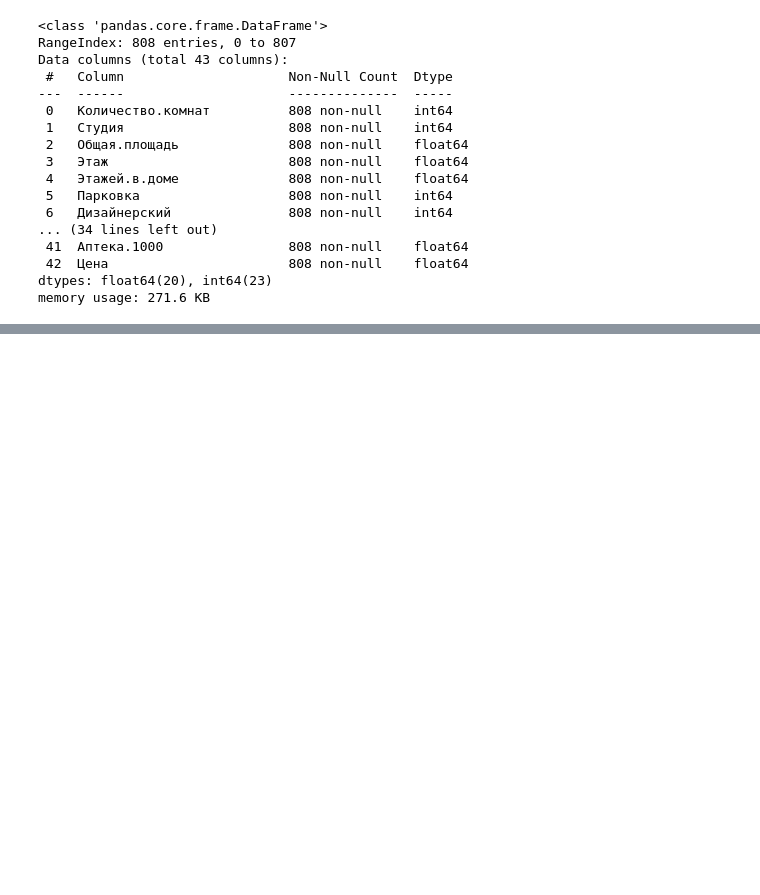
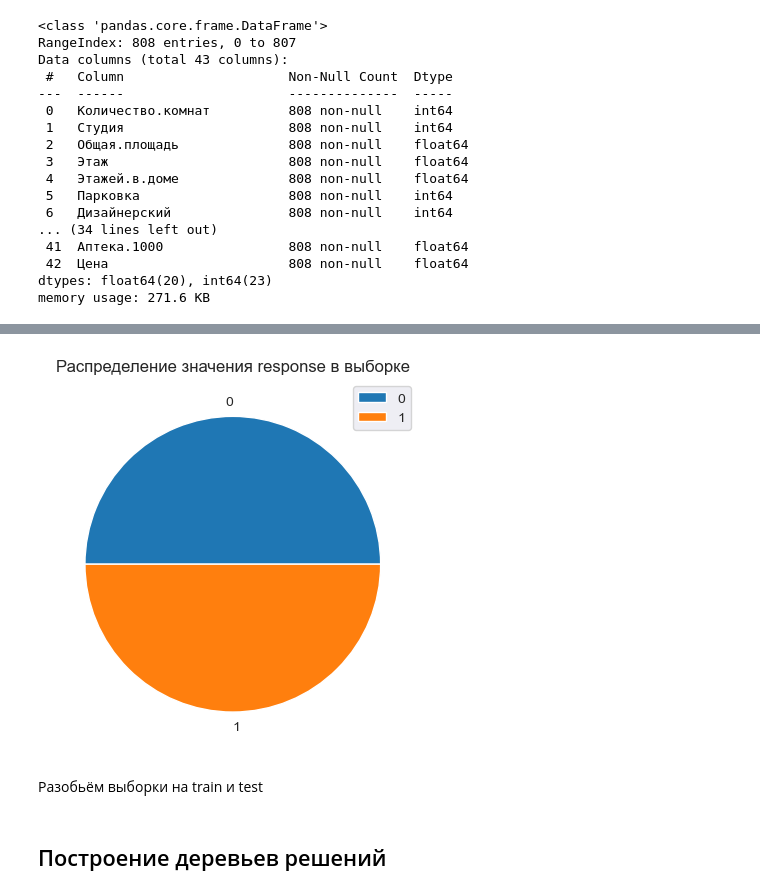
Before and after one commit to fongradnastya/data_analisys4, a Jupyter notebook: notebooks/work.ipynb, the cells around one changed output, grey strips where cells are left out. Drawn from its saved outputs; the diff is of its cells as text; code cells hidden in the pictures; blank space fills up the shorter version.

```diff
--- a/notebooks/work.ipynb
+++ b/notebooks/work.ipynb
@@ -122,0 +140,9 @@ memory usage: 271.6 KB
+# %%
+x = class_train[class_all]
+y = class_train[class_result]
+x, y = KMeansSMOTE(cluster_balance_threshold=0.3).fit_resample(x, y)
+build_response_graph(y)
+# %% [output]
+[figure, added]
+# %% [markdown]
+Разобьём выборки на train и test
@@ -122,0 +154,2 @@ memory usage: 271.6 KB
+# %% [markdown]
+## Построение деревьев решений
```
Also changed, not shown: parts of 11 cells of this notebook, 1 other file.
